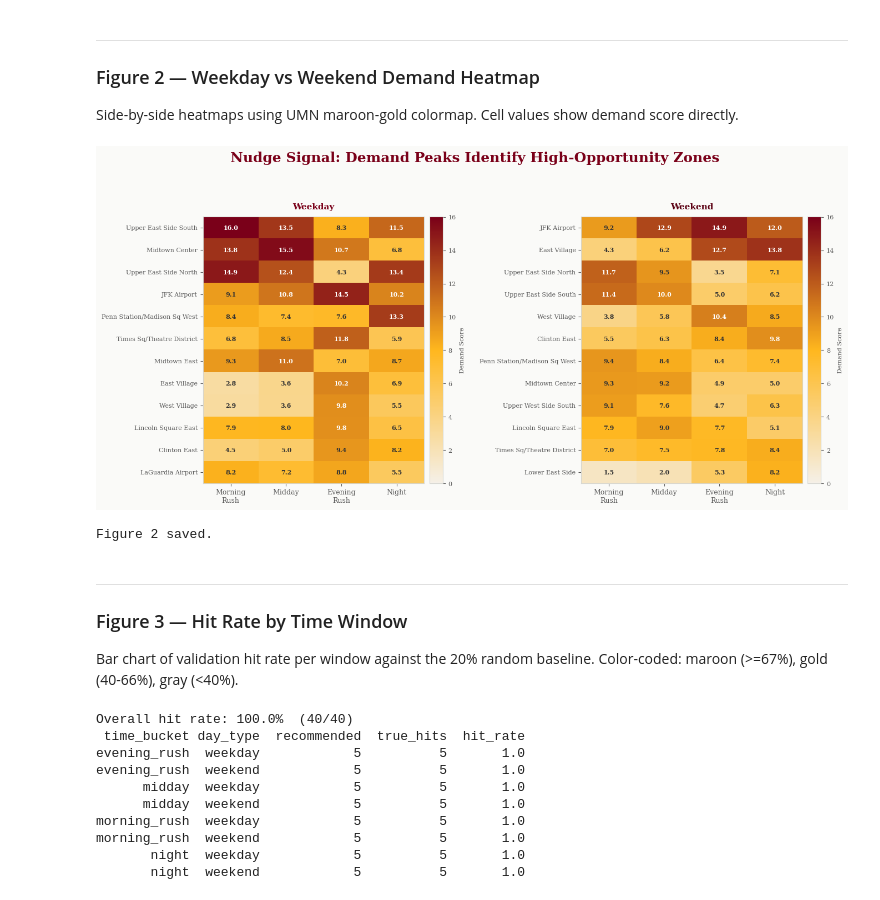
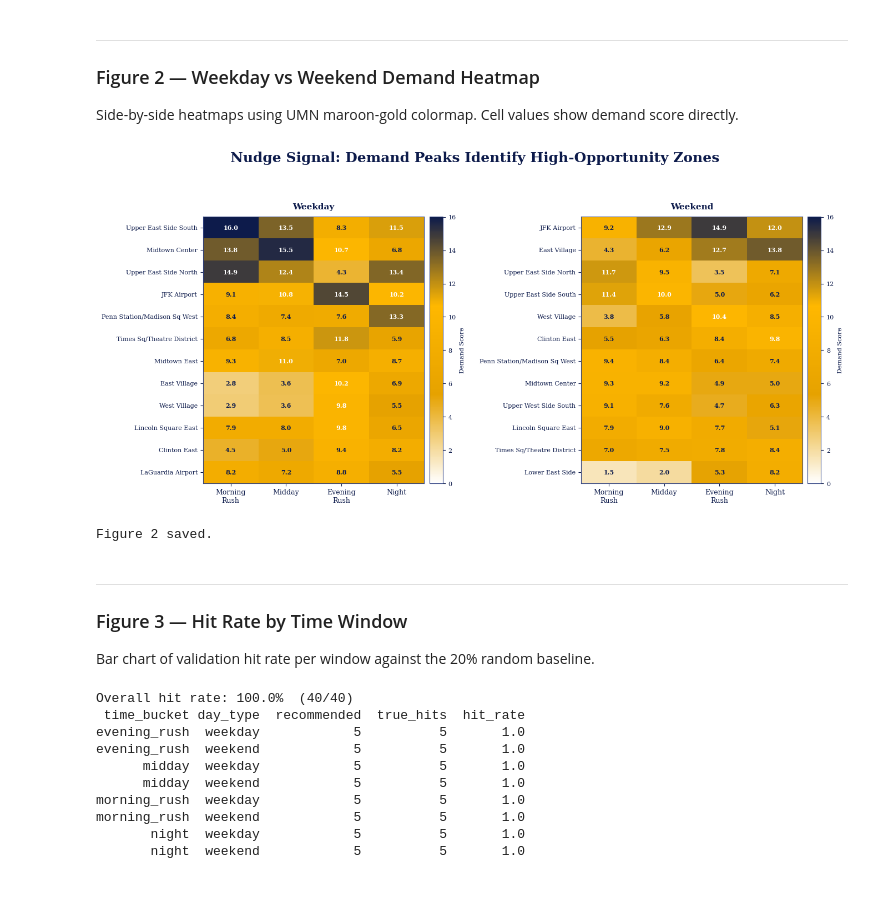
Before and after one commit to DRJohnson21/team7-driver-nudge-system, a Jupyter notebook: pipeline/driving_demand_pipeline.ipynb, the cells around one changed output. Saved outputs shown, nothing was run; the diff lists cells and outputs as text; code cells hidden in the pictures.

```diff
--- a/pipeline/driving_demand_pipeline.ipynb
+++ b/pipeline/driving_demand_pipeline.ipynb
@@ -1303,10 +1310,10 @@ bucket_order  = ["morning_rush", "midday", "evening_rush", "night"]
 bucket_labels = ["Morning\nRush", "Midday", "Evening\nRush", "Night"]
 
 fig2, axes2 = plt.subplots(1, 2, figsize=(14, 6.5))
-fig2.patch.set_facecolor(BG)
+fig2.patch.set_facecolor(WHITE)
 fig2.suptitle(
     "Nudge Signal: Demand Peaks Identify High-Opportunity Zones",
-    color=MAROON, fontsize=18, fontweight='bold', y=1.02
+    color=NAVY, fontsize=18, fontweight='bold', y=1.02
 )
 
 for ax, day in zip(axes2, ["weekday", "weekend"]):
@@ -1321,60 +1328,59 @@ for ax, day in zip(axes2, ["weekday", "weekend"]):
     data = pivot.values
     vmax = df_heatmap["demand_score"].max()
 
-    # Use maroon-gold colormap matching UMN brand
+    # Navy-to-gold colormap matching slide deck
     from matplotlib.colors import LinearSegmentedColormap
-    umn_cmap = LinearSegmentedColormap.from_list(
-        "umn", [IVORY, DARK_GOLD, MAROON], N=256
+    slide_cmap = LinearSegmentedColormap.from_list(
+        "slide", [WHITE, DARK_GOLD, GOLD, NAVY], N=256
     )
 
-    im = ax.imshow(data, cmap=umn_cmap, aspect='auto', vmin=0, vmax=vmax)
+    im = ax.imshow(data, cmap=slide_cmap, aspect='auto', vmin=0, vmax=vmax)
 
     ax.set_xticks(range(len(pivot.columns)))
     ax.set_xticklabels(
         [bucket_labels[bucket_order.index(c)] for c in pivot.columns],
-        color=DARK_TEXT, fontsize=9
+        color=NAVY, fontsize=9
     )
     ax.set_yticks(range(len(pivot.index)))
-    ax.set_yticklabels(pivot.index, color=DARK_TEXT, fontsize=8)
+    ax.set_yticklabels(pivot.index, color=NAVY, fontsize=8)
 
     for i in range(len(pivot.index)):
         for j in range(len(pivot.columns)):
             val = data[i, j]
             if not np.isnan(val):
-                text_color = WHITE if val > vmax * 0.6 else DARK_TEXT
+                text_color = WHITE if val > vmax * 0.6 else NAVY
                 ax.text(j, i, f"{val:.1f}",
                         ha='center', va='center',
                         color=text_color, fontsize=8, fontweight='bold')
 
-    ax.set_facecolor(IVORY)
-    title_color = MAROON if day == "weekday" else DARK_MAROON
+    ax.set_facecolor(WHITE)
     ax.set_title(
         "Weekday" if day == "weekday" else "Weekend",
-        color=title_color, fontsize=11, fontweight='bold', pad=10
+        color=NAVY, fontsize=11, fontweight='bold', pad=10
     )
     for spine in ax.spines.values():
-        spine.set_edgecolor(LIGHT_GRAY)
-    ax.tick_params(colors=MED_TEXT)
+        spine.set_edgecolor(BORDER)
+    ax.tick_params(colors=NAVY)
 
     cbar = fig2.colorbar(im, ax=ax, pad=0.02)
-    cbar.ax.tick_params(colors=MED_TEXT, labelsize=8)
-    cbar.set_label("Demand Score", color=MED_TEXT, fontsize=8)
-    cbar.outline.set_edgecolor(LIGHT_GRAY)
+    cbar.ax.tick_params(colors=NAVY, labelsize=8)
+    cbar.set_label("Demand Score", color=NAVY, fontsize=8)
+    cbar.outline.set_edgecolor(BORDER)
 
 plt.tight_layout(pad=2)
 fig2.savefig(f"{CHART_PATH}fig2_demand_heatmap.png",
-             dpi=150, bbox_inches='tight', facecolor=BG)
+             dpi=150, bbox_inches='tight', facecolor=WHITE)
 display(fig2)
 plt.close()
 print("Figure 2 saved.")
 # %% [output]
-[figure, old version]
+[figure, new version]
 Figure 2 saved.
 # %% [markdown]
 ---
 ### Figure 3 — Hit Rate by Time Window
 
-Bar chart of validation hit rate per window against the 20% random baseline. Color-coded: maroon (>=67%), gold (40-66%), gray (<40%).
+Bar chart of validation hit rate per window against the 20% random baseline.
 # %%
 # Recompute hit rates from validation table
 val_window = Window.partitionBy("time_bucket", "day_type").orderBy("demand_score")
```
Also changed, not shown: parts of 13 cells of this notebook.
